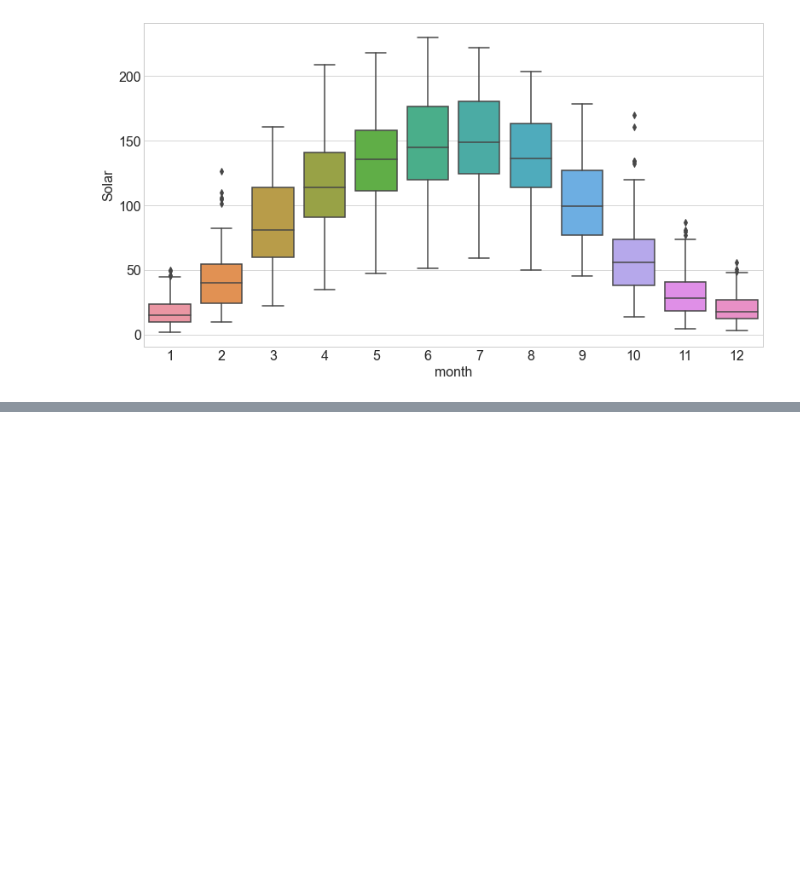
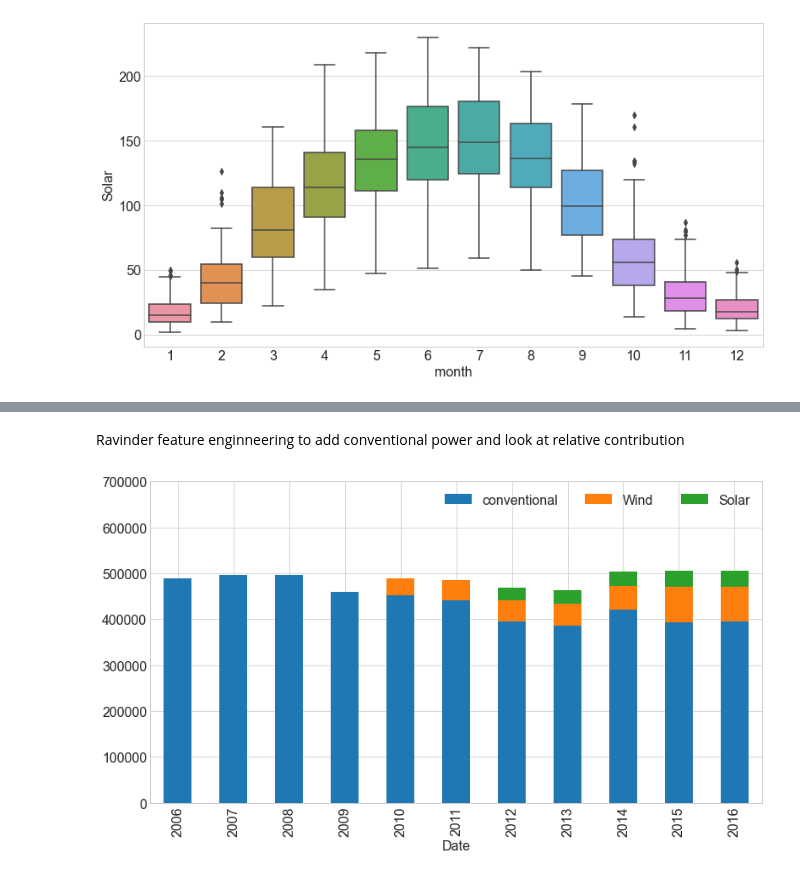
Before and after one commit to Jared-Godar/time-series-exercises, a Jupyter notebook: explore_exercises.ipynb, the cells around one changed output, grey strips where cells are left out. Cells and saved outputs as stored; diff of their text form; code cells hidden in the pictures; blank space fills up the shorter version.

```diff
--- a/explore_exercises.ipynb
+++ b/explore_exercises.ipynb
@@ -679,0 +740,16 @@ sns.boxplot(data = train[train.Solar>0], x = 'month', y = 'Solar')
+# %% [markdown]
+Ravinder feature enginneering to add conventional power and look at relative contribution
+# %%
+sources = train[['Consumption', 'Wind', 'Solar']]
+sources['conventional'] = sources.Consumption - sources.Wind - sources.Solar
+# %%
+# lets plot the three power sources as stacked bar chart:
+
+ax = sources[['conventional', 'Wind', 'Solar']].resample('Y').sum().plot.bar(stacked = True)
+ax.set_ylim(0, 700000)
+ax.legend(ncol = 3)
+
+labels = [pd.to_datetime(t.get_text()).strftime('%Y') for t in ax.get_xticklabels()]
+ax.set_xticklabels(labels);
+# %% [output]
+[figure, added]
```
Also changed, not shown: parts of 10 cells of this notebook.
